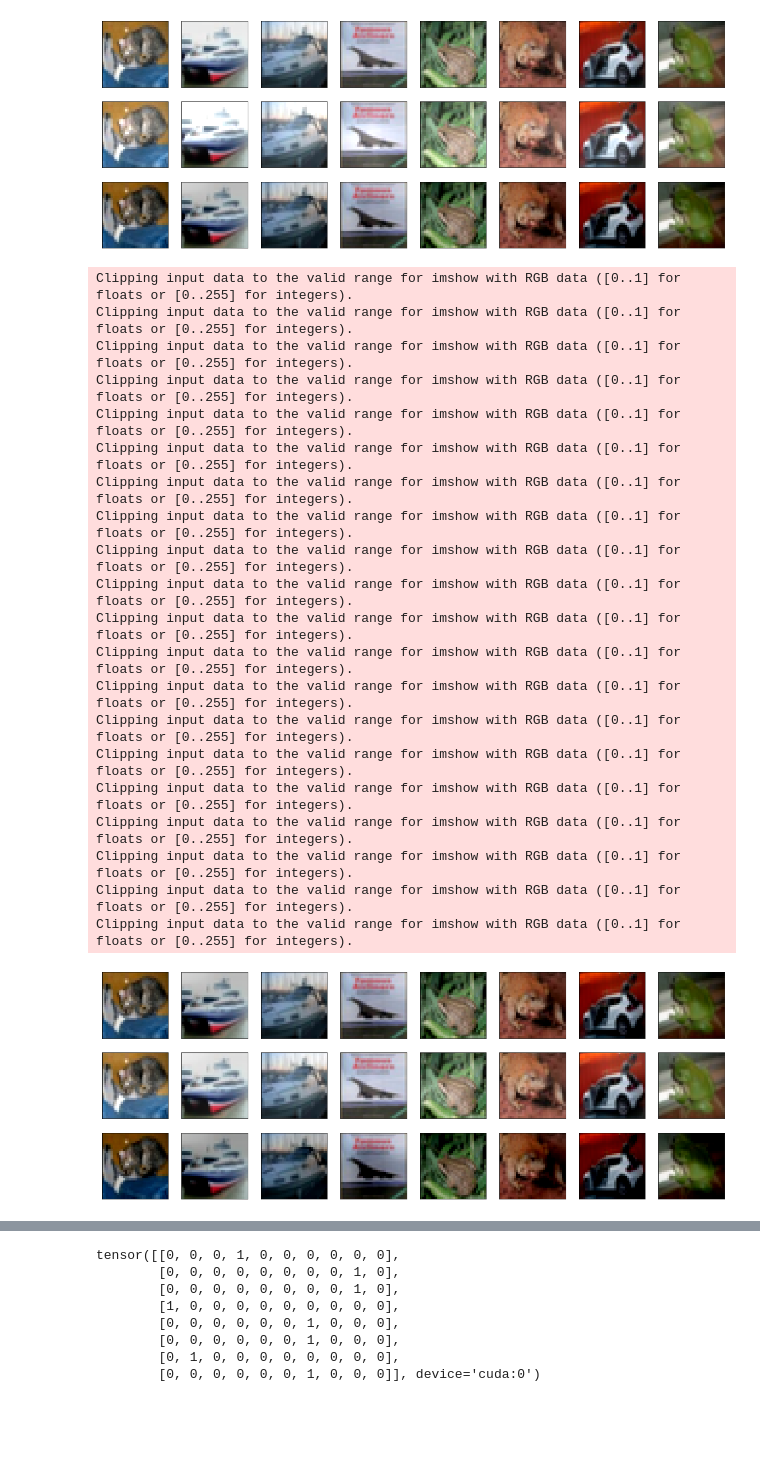
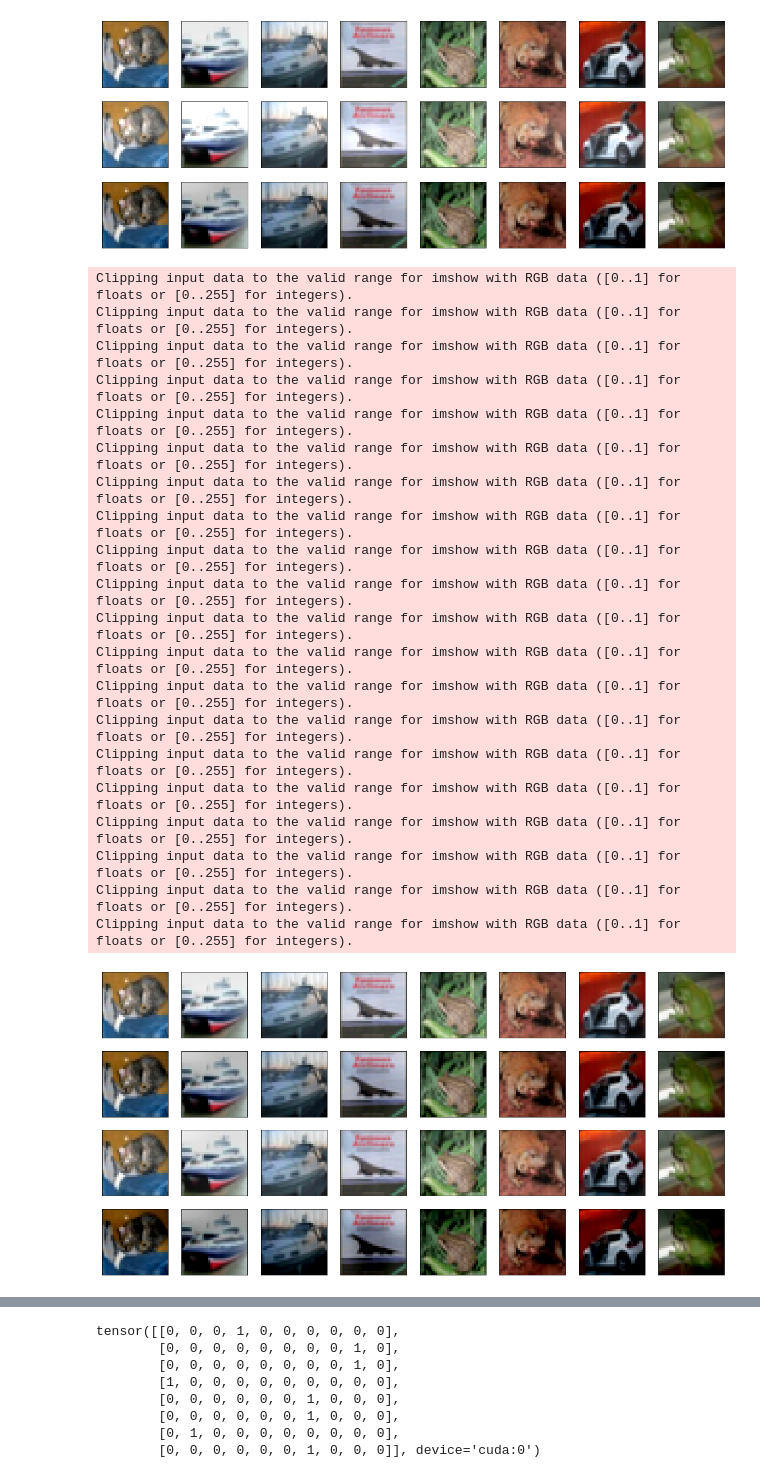
Before and after one commit to WoojuLee24/pytorch-classification-advprop, a Jupyter notebook: make_adv.ipynb, the cells around one changed output, grey strips where cells are left out. Cells and saved outputs as stored; diff of their text form; code cells hidden in the pictures; blank space fills up the shorter version.

Commit message:
grad cam pgd

```diff
--- a/make_adv.ipynb
+++ b/make_adv.ipynb
@@ -294,12 +99,3 @@ class PGDAttacker():
-# %%
-if attack_iter == 0:
-    attacker = NoOpAttacker()
-else:
-    attacker = PGDAttacker(attack_iter, attack_epsilon, attack_step_size,
-                           num_classes=num_classes,
-                           prob_start_from_clean=0.2 if not evaluate else 0.0,
-                           dct_ratio_low=dct_ratio_low,
-                           dct_ratio_high=dct_ratio_high)
 # %%
 class BasicBlock(nn.Module):
     expansion = 1
@@ -781,0 +801,5 @@ attack_epsilon=5
+# %%
+grad_cam = GradCam(model, target_layer=target_layer, attack_iter=3, attack_epsilon=1, attack_step_size=1 )
+# grad_cam.model
+resized_cam, attention_map, adv, _, pred  = grad_cam.generate_mul_cam(inputs, targets)
+show_image_row([inputs.cpu(), resized_cam.repeat(1, 3, 1, 1).detach().cpu(), attention_map.repeat(1, 3, 1, 1).detach().cpu(), adv.detach().cpu()])
@@ -908,29 +1041,29 @@ adv_attention_map_p2, attention_map_p2, resized_cam_p2, model_output_p2, one_hot
 attention_image_p2 = F.relu(adv_attention_image_p) + F.relu(attention_map_p2.repeat(1, 3, 1, 1)) - (F.relu(-adv_attention_image_p) + F.relu(-attention_map_p2.repeat(1, 3, 1, 1)))
 adv_attention_image_p2 = F.relu(adv_attention_image_p) - F.relu(attention_map_p2.repeat(1, 3, 1, 1)) - (F.relu(-adv_attention_image_p) - F.relu(-attention_map_p2.repeat(1, 3, 1, 1)))
 # %%
-show_image_row([adv_attention_image_p.detach().cpu(), attention_image_p2.detach().cpu(), adv_attention_image_p2.detach().cpu()])
+show_image_row([inputs.cpu(), adv_attention_image_p.detach().cpu(), attention_image_p2.detach().cpu(), adv_attention_image_p2.detach().cpu()])
 # %% [output]
 Clipping input data to the valid range for imshow with RGB data ([0..1] for floats or [0..255] for integers).
 Clipping input data to the valid range for imshow with RGB data ([0..1] for floats or [0..255] for integers).
 Clipping input data to the valid range for imshow with RGB data ([0..1] for floats or [0..255] for integers).
 Clipping input data to the valid range for imshow with RGB data ([0..1] for floats or [0..255] for integers).
 Clipping input data to the valid range for imshow with RGB data ([0..1] for floats or [0..255] for integers).
 Clipping input data to the valid range for imshow with RGB data ([0..1] for floats or [0..255] for integers).
 Clipping input data to the valid range for imshow with RGB data ([0..1] for floats or [0..255] for integers).
 Clipping input data to the valid range for imshow with RGB data ([0..1] for floats or [0..255] for integers).
 Clipping input data to the valid range for imshow with RGB data ([0..1] for floats or [0..255] for integers).
 Clipping input data to the valid range for imshow with RGB data ([0..1] for floats or [0..255] for integers).
 Clipping input data to the valid range for imshow with RGB data ([0..1] for floats or [0..255] for integers).
 Clipping input data to the valid range for imshow with RGB data ([0..1] for floats or [0..255] for integers).
 Clipping input data to the valid range for imshow with RGB data ([0..1] for floats or [0..255] for integers).
 Clipping input data to the valid range for imshow with RGB data ([0..1] for floats or [0..255] for integers).
 Clipping input data to the valid range for imshow with RGB data ([0..1] for floats or [0..255] for integers).
 Clipping input data to the valid range for imshow with RGB data ([0..1] for floats or [0..255] for integers).
 Clipping input data to the valid range for imshow with RGB data ([0..1] for floats or [0..255] for integers).
 Clipping input data to the valid range for imshow with RGB data ([0..1] for floats or [0..255] for integers).
 Clipping input data to the valid range for imshow with RGB data ([0..1] for floats or [0..255] for integers).
 Clipping input data to the valid range for imshow with RGB data ([0..1] for floats or [0..255] for integers).
-[figure, old version]
+[figure, new version]
 # %%
 class GradCam():
     """
```
Also changed, not shown: parts of 48 cells of this notebook, 2 other files.
